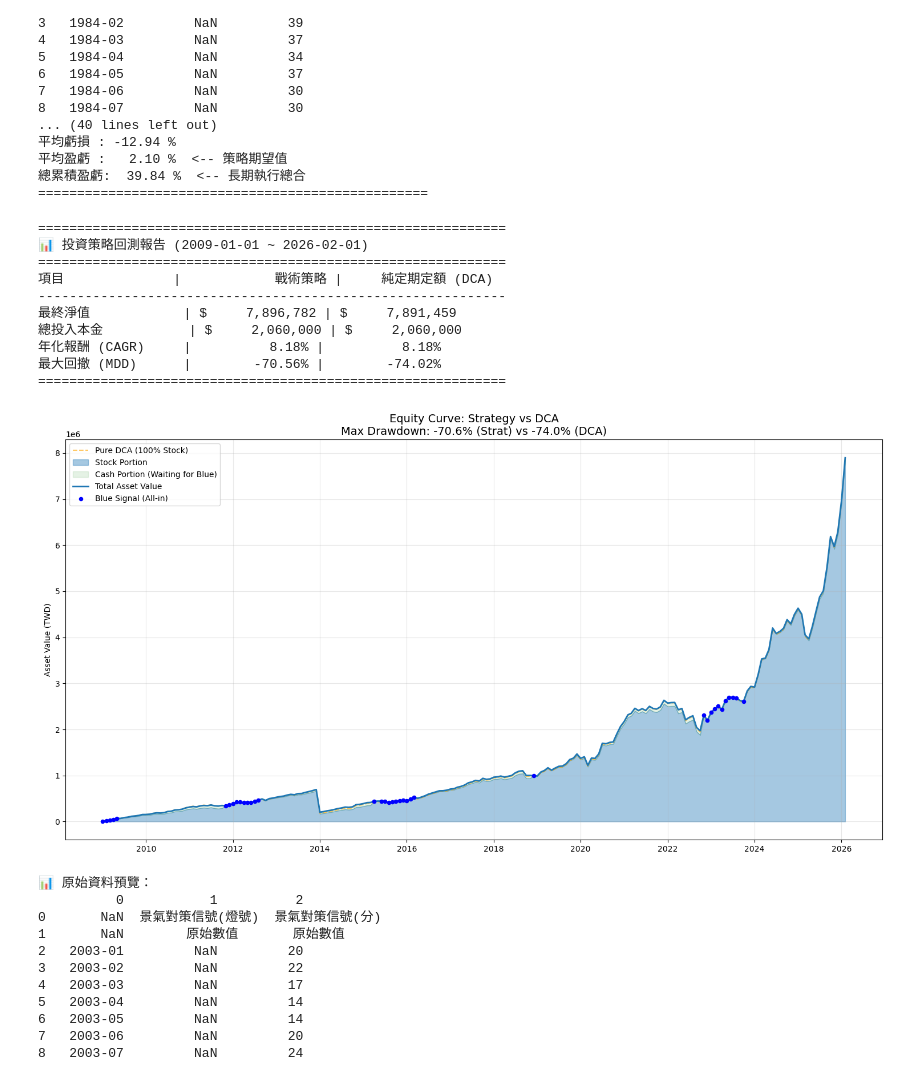
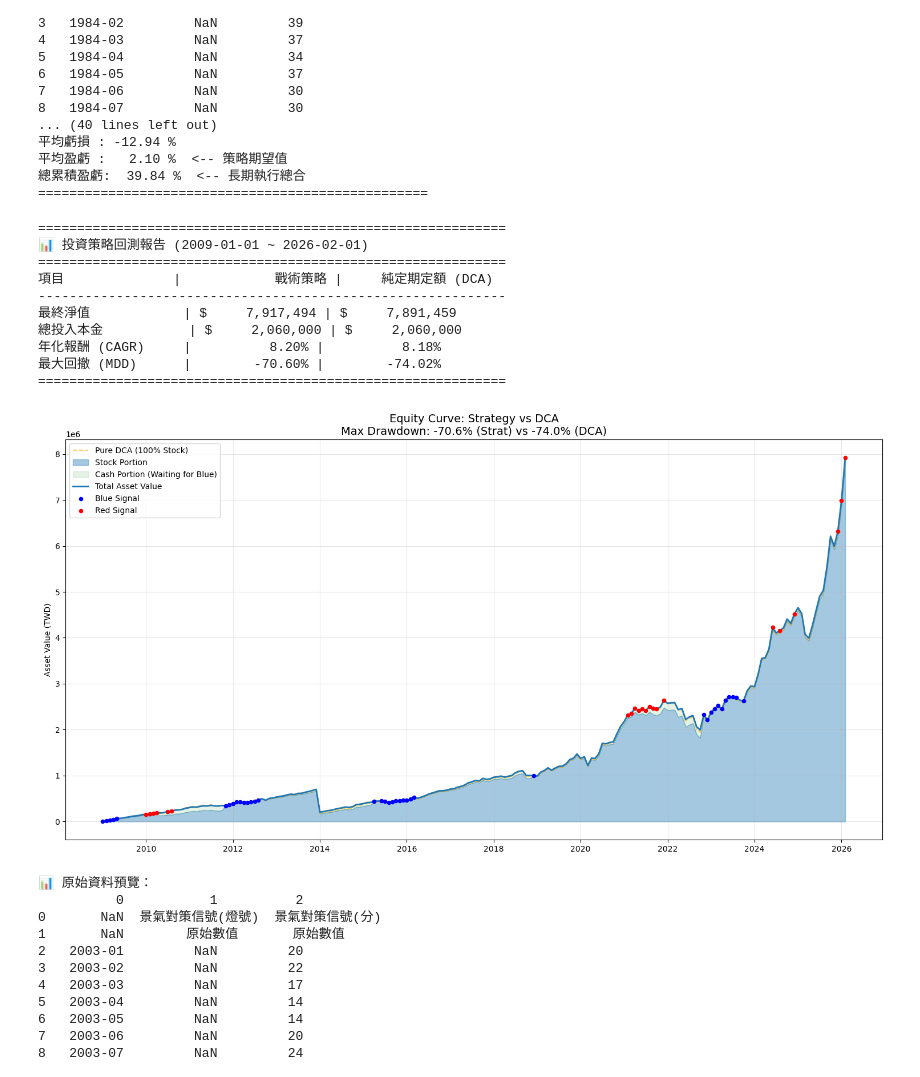
Before and after one commit to franktpmvu/taiwan_business_indicators, a Jupyter notebook: stock.ipynb, the cells around one changed output. Saved outputs shown, nothing was run; the diff lists cells and outputs as text; code cells hidden in the pictures.

Commit message:
Add action stop

```diff
--- a/stock.ipynb
+++ b/stock.ipynb
@@ -226,7 +226,7 @@ def run_custom_strategy(df, config, monthly_budget=10000):
     """
     更新邏輯：
     1. allocation: [股票比, 現金比] 用於每月 DCA 預算。
-    2. action: 'sell' (賣股換錢), 'buy' (花錢買股), 'hold' (不動作)。
+    2. action: 'sell' (賣股換錢), 'buy' (花錢買股), 'hold' (不動作, 跟隨配比投入), 'stop' (保留全現金)。
     3. invest: 池子百分比 (0.0 ~ 1.0)。
     4. budget_mult: (新增) 用於控制該燈號下是否繼續投入每月預算。
     """
@@ -250,13 +250,18 @@ def run_custom_strategy(df, config, monthly_budget=10000):
         budget_mult = conf.get('budget_mult', 1.0)
         actual_fund = monthly_budget * budget_mult
 
-        # 基礎分配：依 allocation 進入兩個池子
-        shares += (actual_fund * dca_ratio) / price
-        cash_pool += (actual_fund * reserve_ratio)
 
         # --- B. 執行池子動作 (Action & Invest) ---
         action = conf.get('action', 'hold')
         percent = conf.get('invest', 0.0) # 池子變動比例
+
+        # 基礎分配：依 allocation 進入兩個池子
+        if action =='stop':
+            cash_pool += actual_fund
+        else:
+            shares += (actual_fund * dca_ratio) / price
+            cash_pool += (actual_fund * reserve_ratio)
+
 
         if action == 'sell' and shares > 0:
             # 賣出股票池的 X% -> 轉入現金池
@@ -284,12 +289,13 @@ def run_custom_strategy(df, config, monthly_budget=10000):
             'Cash_Value': cash_pool
         })
     return pd.DataFrame(history)
+print('done')
 # %%
 # ==========================================
 # 執行主程式
 # ==========================================
 
-raw_data = fetch_data_robust(start_year=1970, file_path='ndc_1984.xls')
+raw_data = fetch_data_robust(start_year=1984, file_path='ndc_1984.xls')
 
 if raw_data is not None:
     final_df = generate_signals(raw_data)
@@ -324,7 +330,8 @@ else:
 #                 - action (str): 執行動作。
 #                     - 'sell': 賣出股票轉入現金池。
 #                     - 'buy': 動用現金買入股票。
-#                     - 'hold': 不對現有資產進行池間轉換。
+#                     - 'hold': 不對現有資產進行池間轉換，對新進資產照比例投入股票/現金池。
+#                     - 'stop': 不對現有資產進行池間轉換，對新進資產全數投入現金池
 #                 - invest (float): 池子動作比例 (0.0 ~ 1.0)。
 #                     - 若為 sell: 賣出「目前持股總數」的 X%。
 #                     - 若為 buy: 動用「目前現金餘額」的 X%。
@@ -336,7 +343,7 @@ monthly_budget = 10000
 my_config = {
     'allocation': [80, 20],         # [stock, cash]
     'red': {
-        'action': 'hold',
+        'action': 'stop',
         'invest': 0.0,
     },
     'blue': {
@@ -418,38 +425,42 @@ print("="*60)
 
 # 4. 視覺化：堆疊組成圖
 plt.figure(figsize=(15, 8))
 
 # 畫出基準線
 plt.plot(d.index, d['DCA_Value'], label='Pure DCA (100% Stock)', color='orange', linestyle='--', alpha=0.6)
 
 # 畫出策略組成 (用堆疊圖看 90% 現金)
 plt.fill_between(r['Date'], 0, r['Shares_Value'], label='Stock Portion', color='#1f77b4', alpha=0.4)
 plt.fill_between(r['Date'], r['Shares_Value'], r['Total_Value'], label='Cash Portion (Waiting for Blue)', color='green', alpha=0.1)
 plt.plot(r['Date'], r['Total_Value'], label='Total Asset Value', color='#1f77b4', linewidth=2)
 
 # 標註藍燈區域
 if 'Light' in r.columns:
     blue_days = r[r['Light'] == '藍']['Date']
-    plt.scatter(blue_days, r.loc[r['Light'] == '藍', 'Total_Value'], color='blue', s=20, label='Blue Signal (All-in)', zorder=5)
+    plt.scatter(blue_days, r.loc[r['Light'] == '藍', 'Total_Value'], color='blue', s=20, label='Blue Signal', zorder=5)
+
+if 'Light' in r.columns:
+    red_days = r[r['Light'] == '紅']['Date']
+    plt.scatter(red_days, r.loc[r['Light'] == '紅', 'Total_Value'], color='red', s=20, label='Red Signal', zorder=5)
 
 plt.title(f"Equity Curve: Strategy vs DCA\nMax Drawdown: {p['mdd_s']:.1%} (Strat) vs {p['mdd_d']:.1%} (DCA)", fontsize=14)
 plt.ylabel("Asset Value (TWD)")
 plt.legend(loc='upper left')
 plt.grid(alpha=0.3)
 plt.tight_layout()
 plt.show()
 # %% [output]
 ============================================================
 📊 投資策略回測報告 (2009-01-01 ~ 2026-02-01)
 ============================================================
 項目              |            戰術策略 |     純定期定額 (DCA)
 ------------------------------------------------------------
-最終淨值            | $     7,896,782 | $     7,891,459
+最終淨值            | $     7,917,494 | $     7,891,459
 總投入本金           | $     2,060,000 | $     2,060,000
-年化報酬 (CAGR)     |          8.18% |          8.18%
-最大回撤 (MDD)      |        -70.56% |        -74.02%
+年化報酬 (CAGR)     |          8.20% |          8.18%
+最大回撤 (MDD)      |        -70.60% |        -74.02%
 ============================================================
-[figure, old version]
+[figure, new version]
 # %%
 import pandas as pd
 
```
